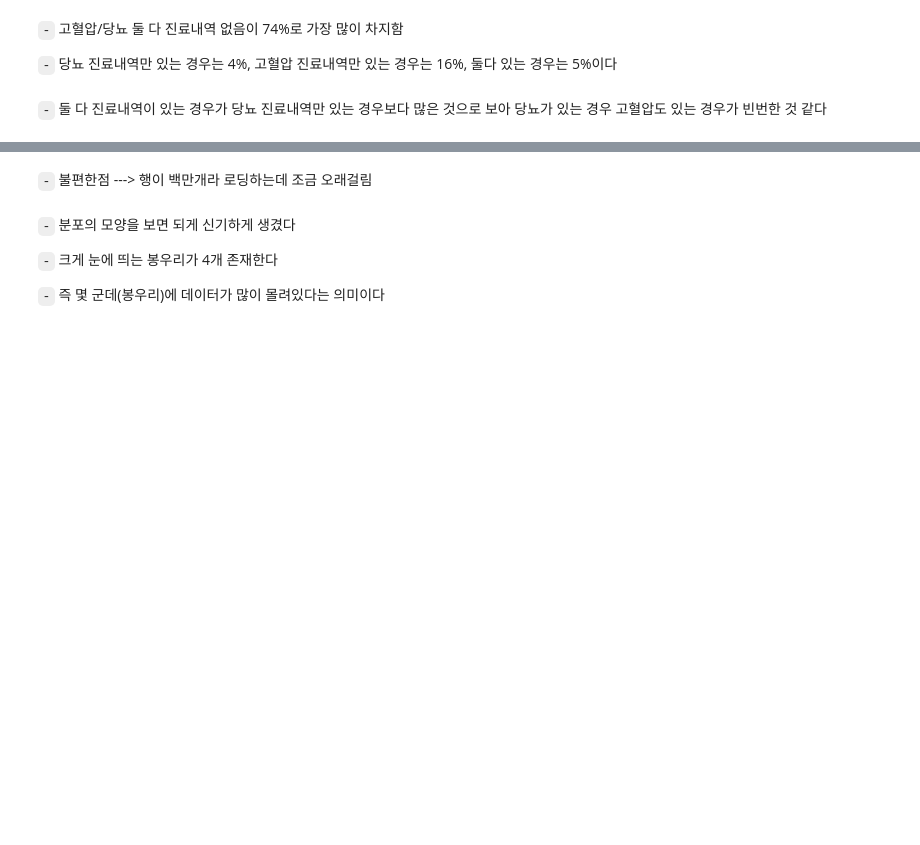
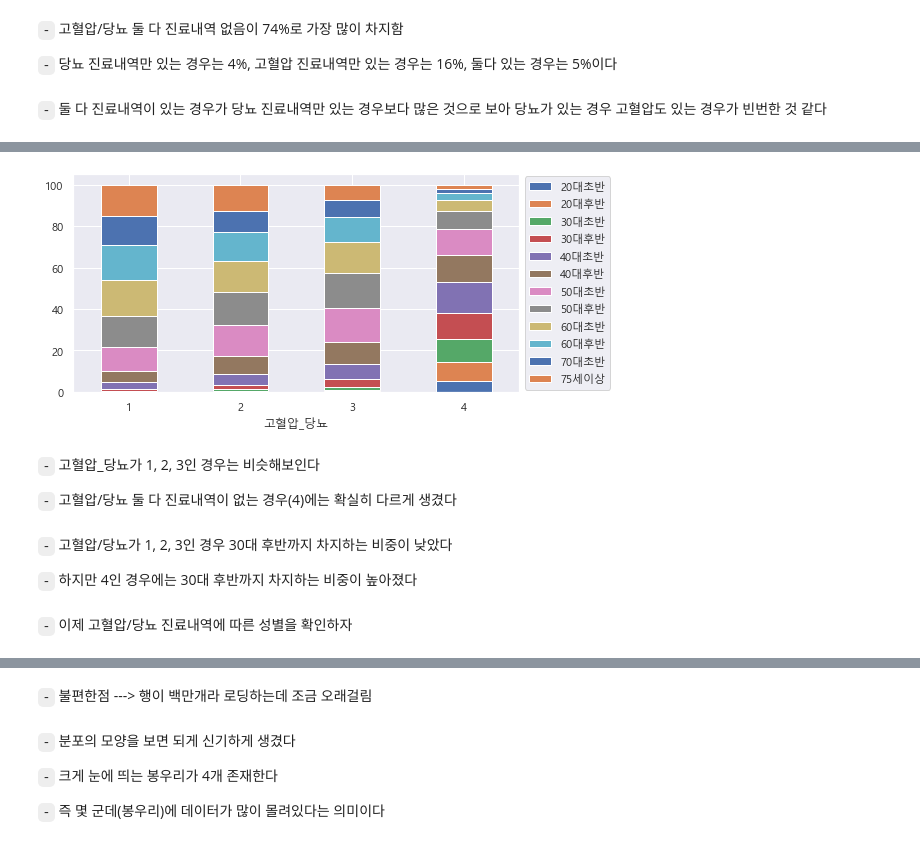
Before and after one commit to Jaesu26/study-blog, a Jupyter notebook: _notebooks/2021-10-01-혈압혈당데이터분석.ipynb, the cells around one changed output, grey strips where cells are left out. Saved outputs shown, nothing was run; the diff lists cells and outputs as text; code cells hidden in the pictures; blank space fills up the shorter version.

```diff
--- a/_notebooks/2021-10-01-혈압혈당데이터분석.ipynb
+++ b/_notebooks/2021-10-01-혈압혈당데이터분석.ipynb
@@ -276,0 +212,2 @@ DIS_table
+# %%
+DIS_AGE_table = df.groupby(['연령대', '고혈압_당뇨']).size().reset_index(name = 'cnt').pivot(index = '고혈압_당뇨', columns = '연령대', values = 'cnt')
@@ -276,0 +223,17 @@ DIS_table
+# %%
+DIS_AGE_table_prob = DIS_AGE_table.apply(lambda x: x*100 / sum(x), axis = 1) # 상대도수를 구함
+DIS_AGE_table_prob.plot.bar(stacked = True, rot = 0)
+plt.legend(loc = 'center left', bbox_to_anchor = (1, 0.5))
+plt.show()
+# %% [output]
+[figure, added]
+# %% [markdown]
+`-` 고혈압_당뇨가 1, 2, 3인 경우는 비슷해보인다
+
+`-` 고혈압/당뇨 둘 다 진료내역이 없는 경우(4)에는 확실히 다르게 생겼다
+# %% [markdown]
+`-` 고혈압/당뇨가 1, 2, 3인 경우 30대 후반까지 차지하는 비중이 낮았다
+
+`-` 하지만 4인 경우에는 30대 후반까지 차지하는 비중이 높아졌다
+# %% [markdown]
+`-` 이제 고혈압/당뇨 진료내역에 따른 성별을 확인하자
```
Also changed, not shown: parts of 58 cells of this notebook.
